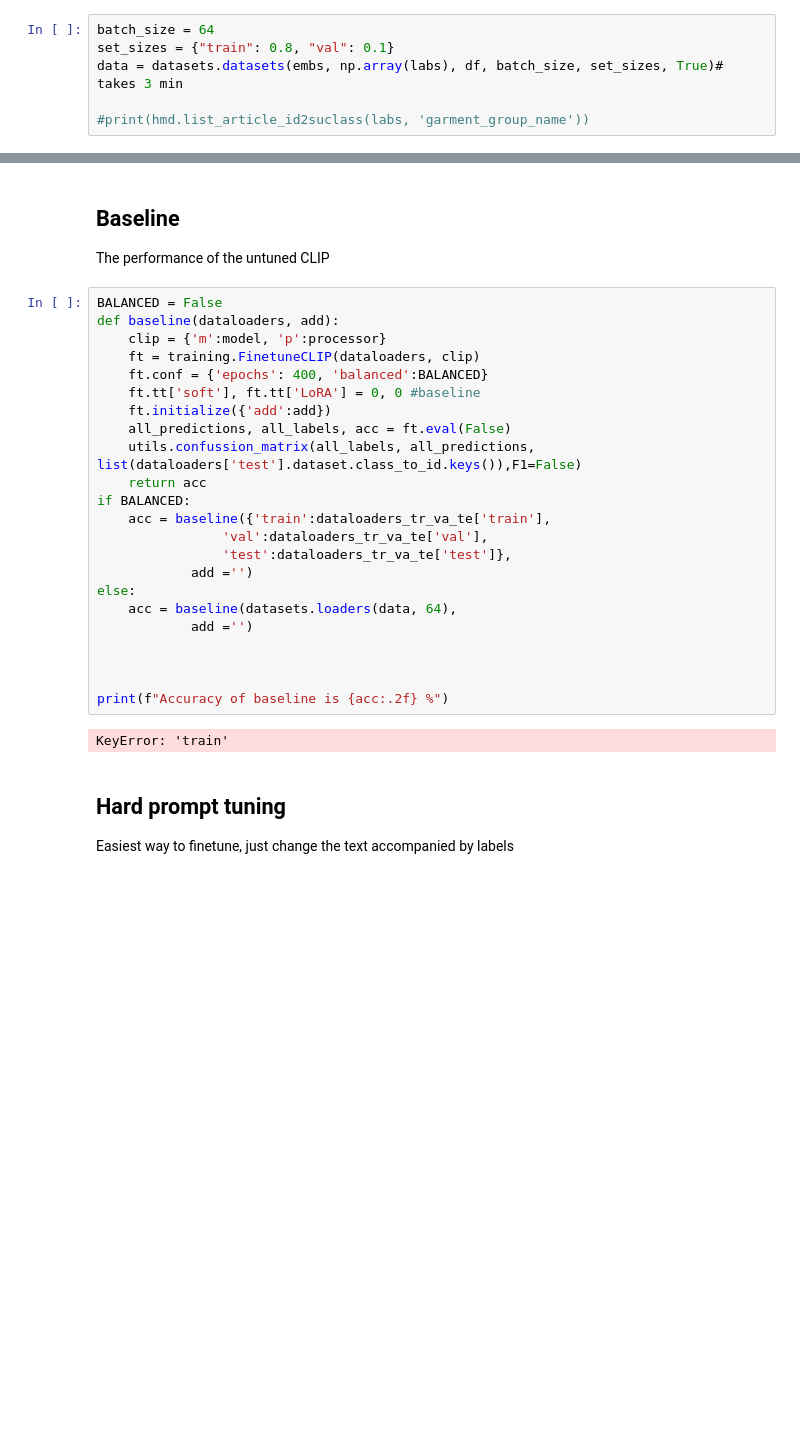
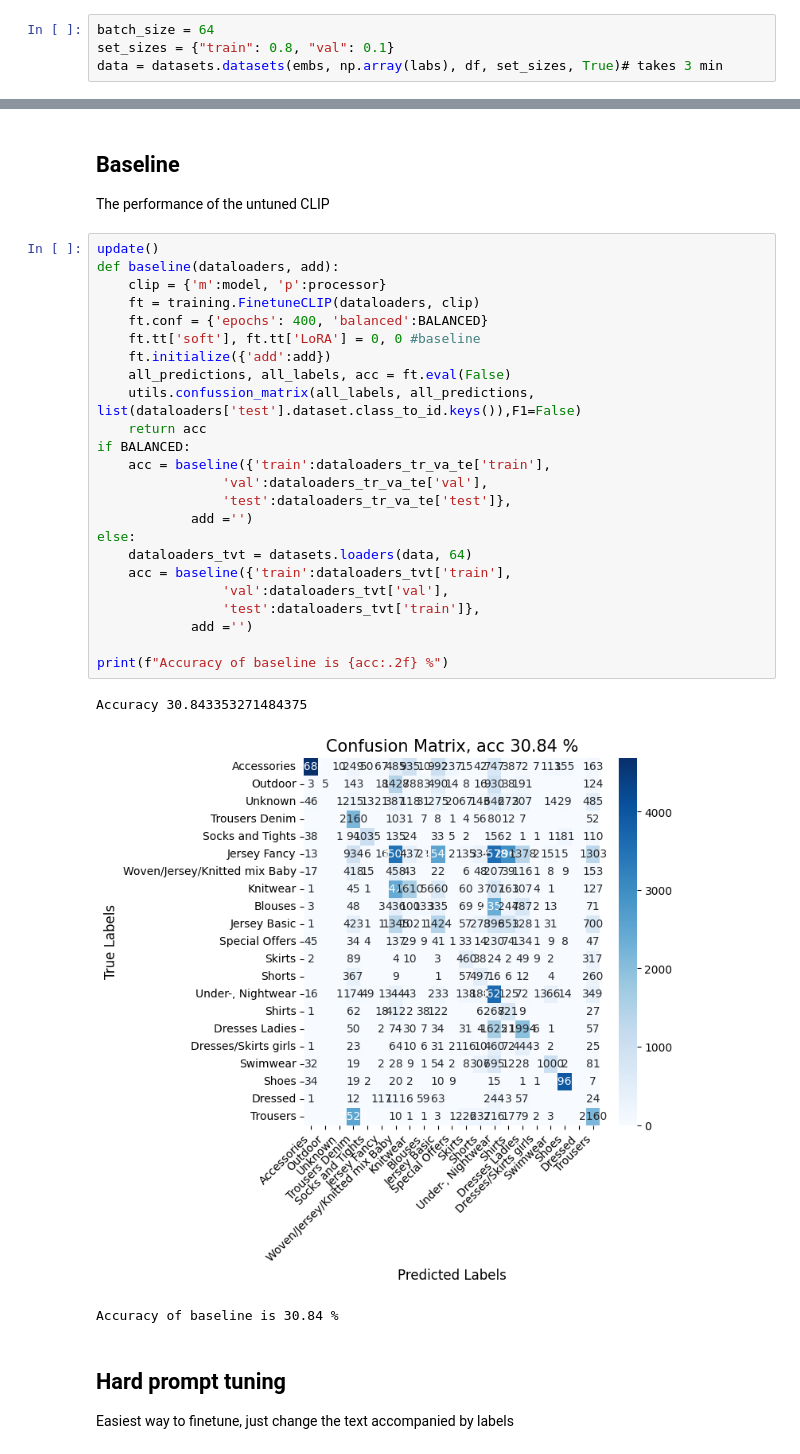
Before and after one commit to Samin765/DD2430_Project, a Jupyter notebook: src/main.ipynb, the cells around one changed output, grey strips where cells are left out. Saved outputs shown, nothing was run; the diff lists cells and outputs as text; blank space fills up the shorter version.

Commit message:
Imbalanced dataloader, modified training

```diff
--- a/src/main.ipynb
+++ b/src/main.ipynb
@@ -130,9 +133,7 @@ Knitwear
 # %%
 batch_size = 64
 set_sizes = {"train": 0.8, "val": 0.1}
-data = datasets.datasets(embs, np.array(labs), df, batch_size, set_sizes, True)# takes 3 min
-
-#print(hmd.list_article_id2suclass(labs, 'garment_group_name'))
+data = datasets.datasets(embs, np.array(labs), df, set_sizes, True)# takes 3 min
 # %% [output]
 47071 Train size: 37656, Val size: 4707, Test size: 4708
 105099
@@ -172,30 +152,33 @@ Short cotton twill skirt with a zip fly and button, front and back pockets and v
 
 The performance of the untuned CLIP
 # %%
-BALANCED = False
+update()
 def baseline(dataloaders, add):
     clip = {'m':model, 'p':processor}
     ft = training.FinetuneCLIP(dataloaders, clip)
     ft.conf = {'epochs': 400, 'balanced':BALANCED}
     ft.tt['soft'], ft.tt['LoRA'] = 0, 0 #baseline
     ft.initialize({'add':add})
     all_predictions, all_labels, acc = ft.eval(False)
     utils.confussion_matrix(all_labels, all_predictions, list(dataloaders['test'].dataset.class_to_id.keys()),F1=False)
     return acc
 if BALANCED:
     acc = baseline({'train':dataloaders_tr_va_te['train'],
                 'val':dataloaders_tr_va_te['val'],
                 'test':dataloaders_tr_va_te['test']},
             add ='')
 else:
-    acc = baseline(datasets.loaders(data, 64),
+    dataloaders_tvt = datasets.loaders(data, 64)
+    acc = baseline({'train':dataloaders_tvt['train'],
+                'val':dataloaders_tvt['val'],
+                'test':dataloaders_tvt['train']},
             add ='')
 
-
-
 print(f"Accuracy of baseline is {acc:.2f} %")
 # %% [output]
-KeyError: 'train'
+Accuracy 30.843353271484375
+[figure, added]
+Accuracy of baseline is 30.84 %
 # %% [markdown]
 ## Hard prompt tuning
 
```
Also changed, not shown: parts of 11 cells of this notebook, 4 other files.
